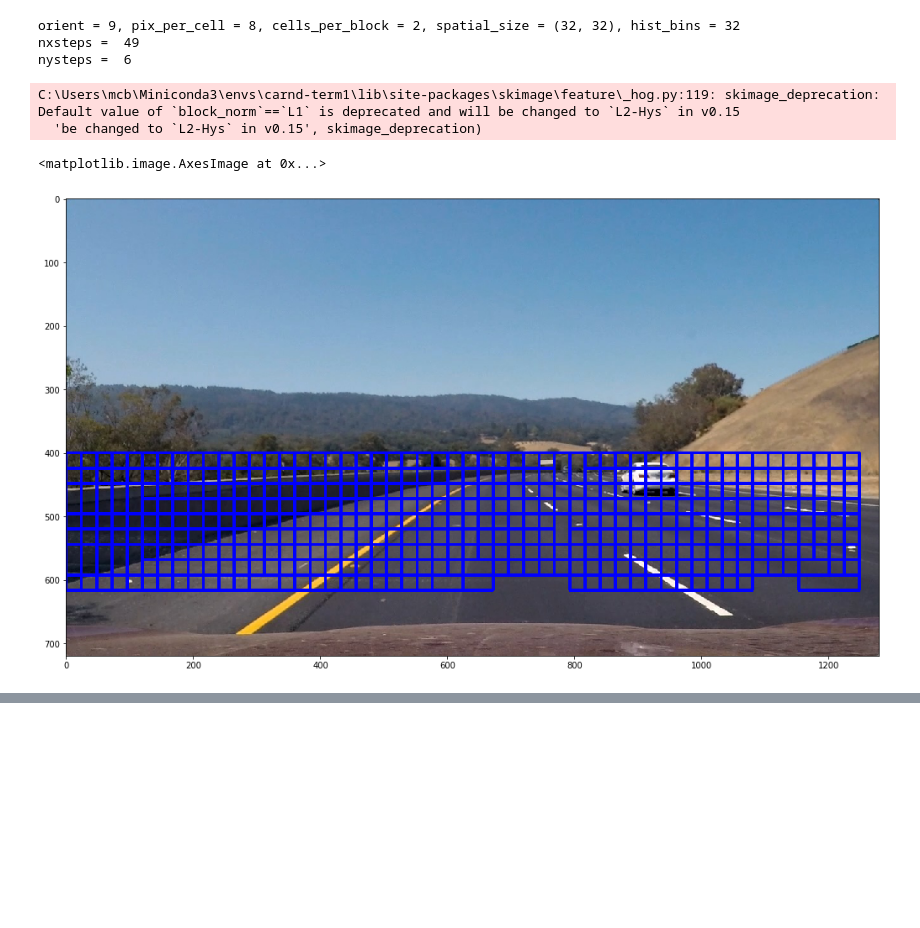
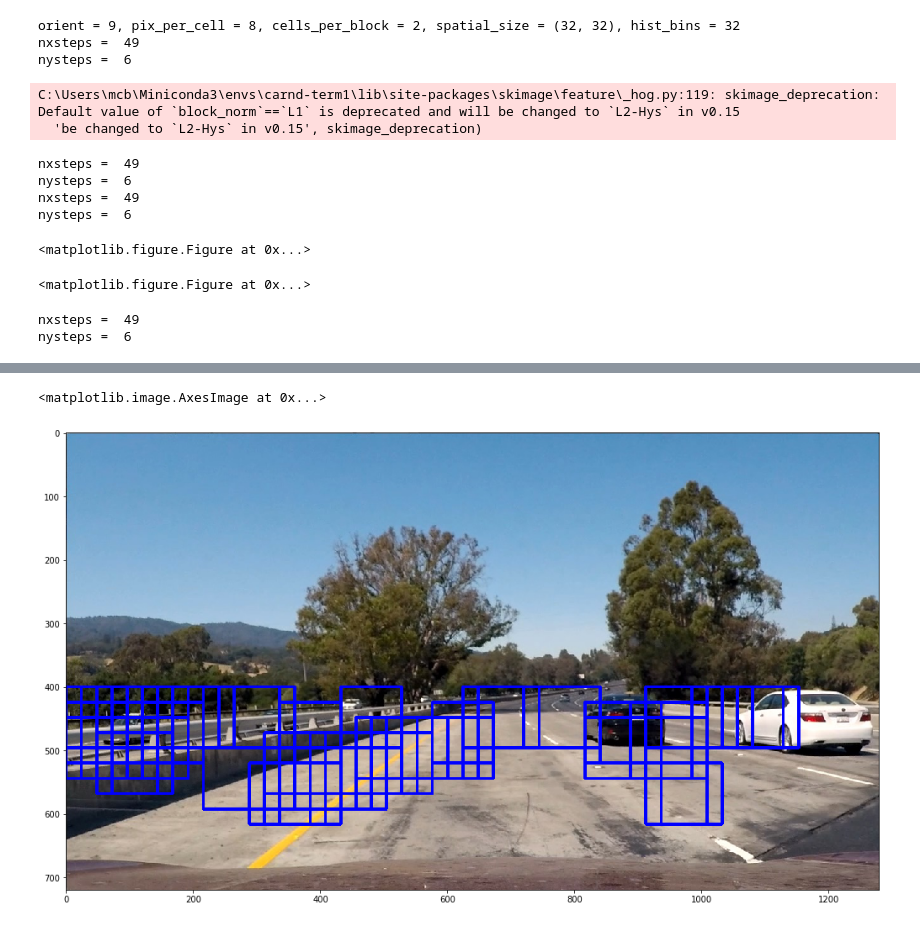
Before and after one commit to michaelcbutler/CarND-Vehicle-Detection, a Jupyter notebook: VechicleDetectionAndTracking.ipynb, the cells around one changed output, grey strips where cells are left out. Cells and saved outputs as stored; diff of their text form; code cells hidden in the pictures; blank space fills up the shorter version.

```diff
--- a/VechicleDetectionAndTracking.ipynb
+++ b/VechicleDetectionAndTracking.ipynb
@@ -21,21 +21,28 @@ hist_bins = dist_pickle["hist_bins"]
 print("orient = {}, pix_per_cell = {}, cells_per_block = {}, spatial_size = {}, hist_bins = {}".format(
     orient, pix_per_cell, cell_per_block, spatial_size, hist_bins))
 
-img = mpimg.imread('test_images/test3.jpg')
-
 ystart = 400
 ystop = 656
 scale = 1.5
-
-out_img = find_cars(img, ystart, ystop, scale, svc, X_scaler, orient, pix_per_cell, cell_per_block, spatial_size, hist_bins)
-
-plt.figure(figsize=(20,10))
-plt.imshow(out_img)
 # %% [output]
 orient = 9, pix_per_cell = 8, cells_per_block = 2, spatial_size = (32, 32), hist_bins = 32
 nxsteps =  49
 nysteps =  6
 C:\Users\mcb\Miniconda3\envs\carnd-term1\lib\site-packages\skimage\feature\_hog.py:119: skimage_deprecation: Default value of `block_norm`==`L1` is deprecated and will be changed to `L2-Hys` in v0.15
   'be changed to `L2-Hys` in v0.15', skimage_deprecation)
-<matplotlib.image.AxesImage at 0x...>
+nxsteps =  49
+nysteps =  6
+nxsteps =  49
+nysteps =  6
-[figure, removed]
+<matplotlib.figure.Figure at 0x...>
+<matplotlib.figure.Figure at 0x...>
+# %%
+img1 = mpimg.imread('test_images/test1.jpg')
+out1 = find_cars(img1, ystart, ystop, scale, svc, X_scaler, orient, pix_per_cell, cell_per_block, spatial_size, hist_bins)
+
+plt.figure(figsize=(20,10))
+#plt.subplot(311)
+plt.imshow(out1)
+# %% [output]
+nxsteps =  49
+nysteps =  6
@@ -41,0 +51,2 @@ C:\Users\mcb\Miniconda3\envs\carnd-term1\lib\site-packages\skimage\feature\_hog.
+<matplotlib.image.AxesImage at 0x...>
+[figure, added]
```
Also changed, not shown: parts of 3 cells of this notebook, 2 other files.
